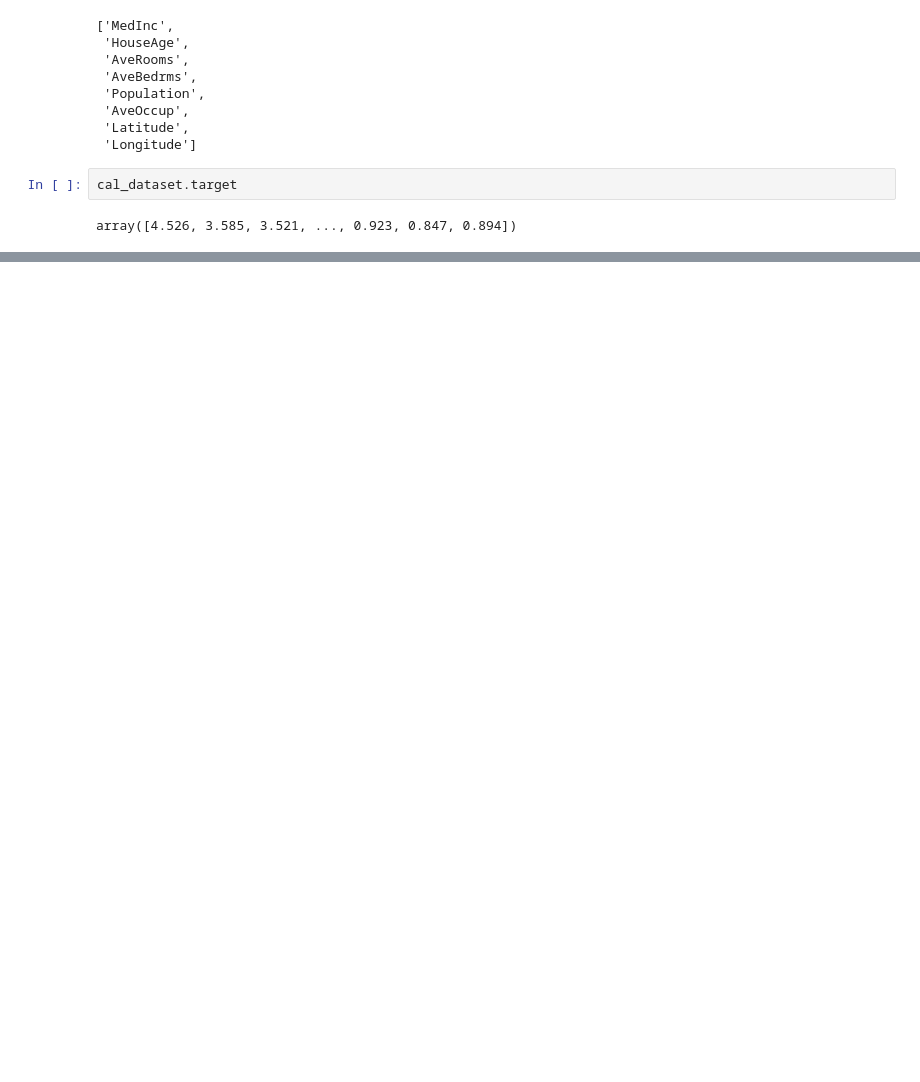
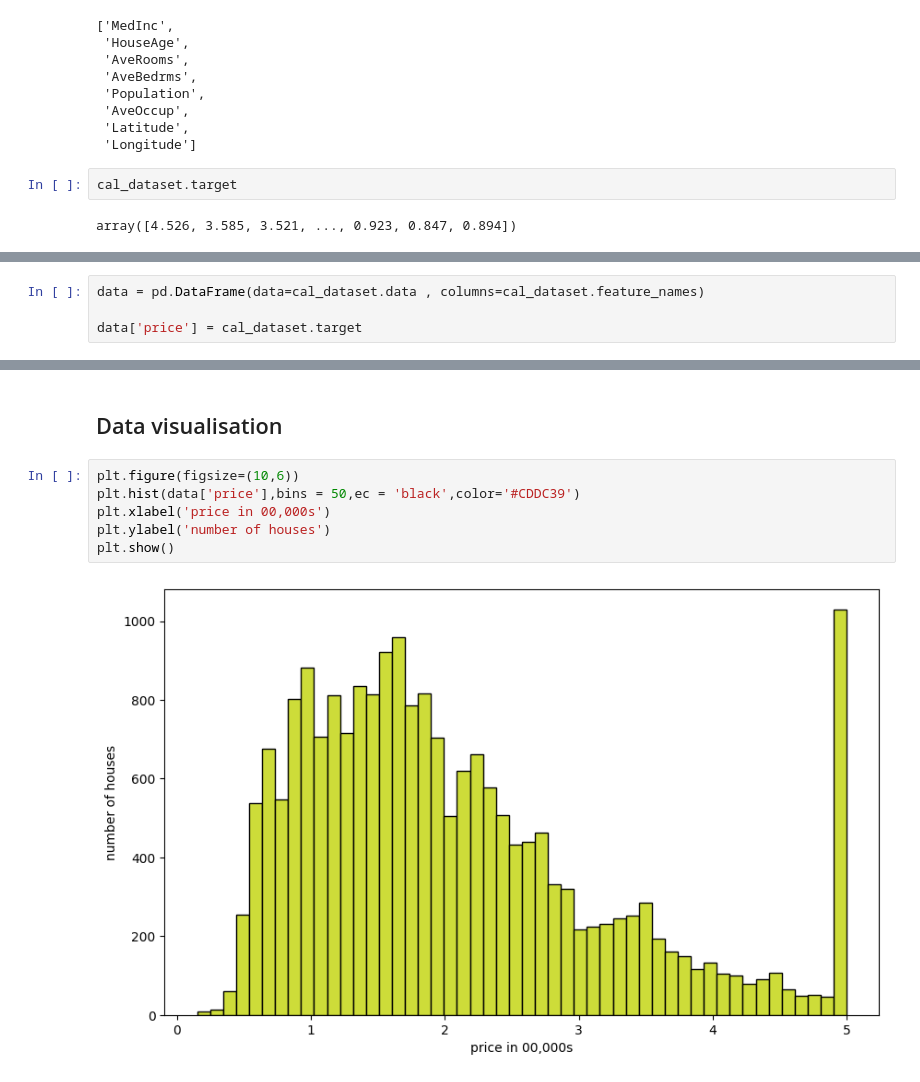
Before and after one commit to kuljeet234/house-prediction-, a Jupyter notebook: Multivariate regression.ipynb, the cells around one changed output, grey strips where cells are left out. Drawn from its saved outputs; the diff is of its cells as text; blank space fills up the shorter version.

```diff
--- a/Multivariate regression.ipynb
+++ b/Multivariate regression.ipynb
@@ -50,0 +58,4 @@ array([4.526, 3.585, 3.521, ..., 0.923, 0.847, 0.894])
+# %%
+data = pd.DataFrame(data=cal_dataset.data , columns=cal_dataset.feature_names)
+
+data['price'] = cal_dataset.target
@@ -50,0 +127,10 @@ array([4.526, 3.585, 3.521, ..., 0.923, 0.847, 0.894])
+# %% [markdown]
+## Data visualisation
+# %%
+plt.figure(figsize=(10,6))
+plt.hist(data['price'],bins = 50,ec = 'black',color='#CDDC39')
+plt.xlabel('price in 00,000s')
+plt.ylabel('number of houses')
+plt.show()
+# %% [output]
+[figure, added]
```
Also changed, not shown: parts of 9 cells of this notebook.
